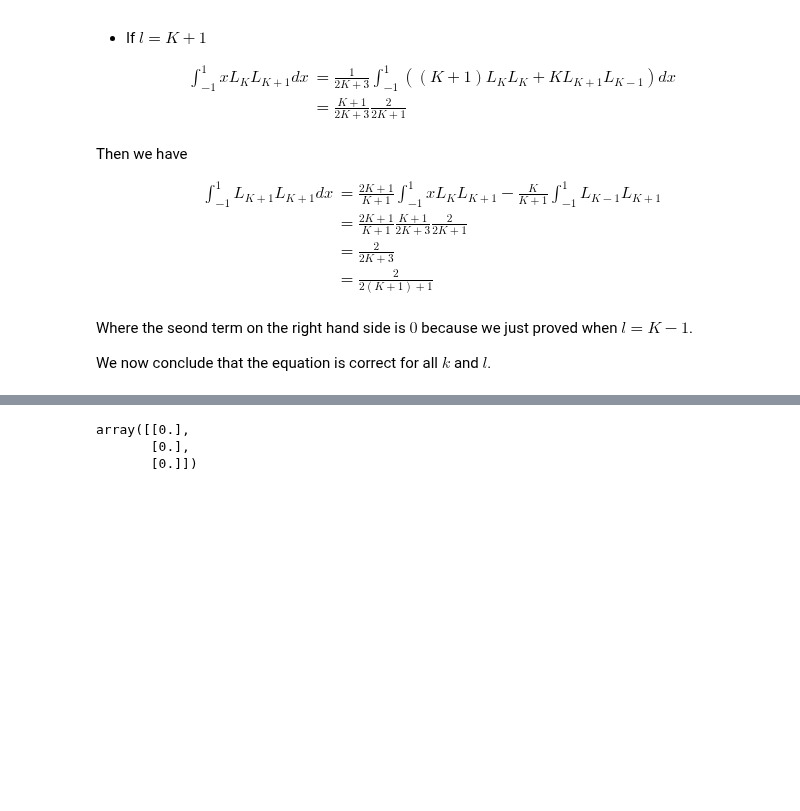
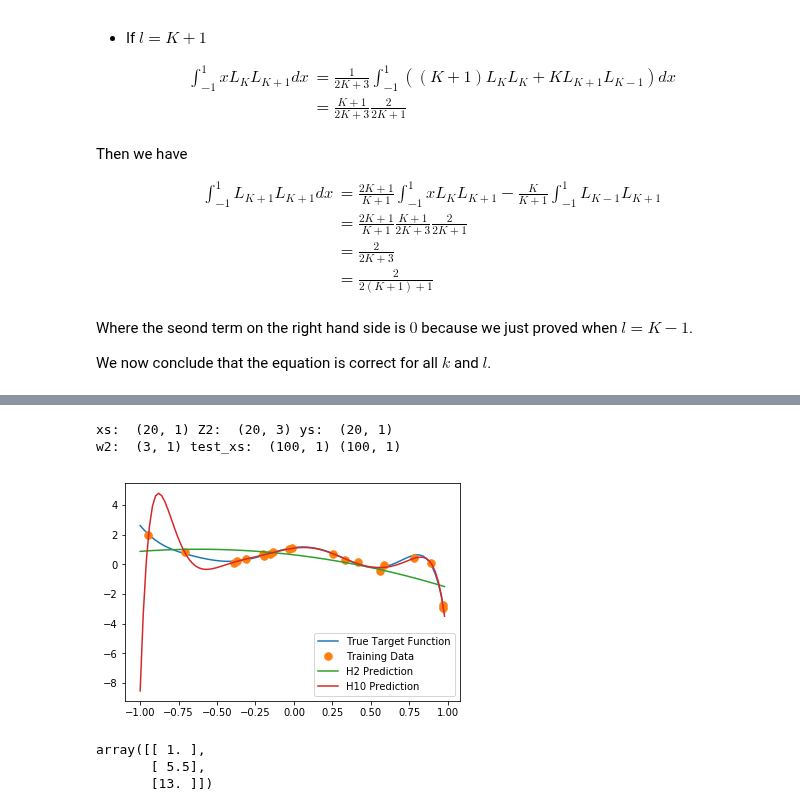
Before and after one commit to niuers/Learning-From-Data-A-Short-Course, a Jupyter notebook: Solutions to Chapter 4 Exercises and Problems.ipynb, the cells around one changed output, grey strips where cells are left out. Drawn from its saved outputs; the diff is of its cells as text; code cells hidden in the pictures; blank space fills up the shorter version.

```diff
--- a/Solutions to Chapter 4 Exercises and Problems.ipynb
+++ b/Solutions to Chapter 4 Exercises and Problems.ipynb
@@ -475,17 +482,70 @@ g_K(x) &= \sum^K_{i=0}c_iL_i(x)\\
 On the other hand, from least square solution, we have $g_K(x) = M^Tw$, compare the two equations we see that
 $PC = w$, i.e. $C = P^{-1}w$. This is the formula we are going to use to solve for coefficients $c_0, c_1, \dots, c_K$.
 * (d)
-# %%
-L = np.zeros((3,3))
-L[0,0] = L[1,1] =1
-L[2,2] = 1.5
-L[0,2] = -0.5
-w = np.array([0.5, 1, 1.5])
-np.matmul(np.linalg.inv(L),w)
-# %% [output]
-array([[0.],
-       [0.],
-       [0.]])
+# %%
+import libs.data_util as data
+
+def run_one_validation_experiment(Qf, N, sigma, test_N = 100):
+    """
+    hypo_q: The degree of hypothesis set
+    """
+
+    normalized_aqs = data.generate_target_coefficients(Qf)
+    xs, ys = data.generate_data_set(N, normalized_aqs, sigma)
+    test_xs, test_ys = data.generate_data_set(test_N, normalized_aqs, sigma)
+
+    # Hypothesis with degree 2
+    Z2 = data.polynomial_transform(2, xs)
+    print('xs: ', xs.shape, 'Z2: ', Z2.shape, 'ys: ', ys.shape)
+    w2 = np.matmul(np.linalg.inv(np.matmul(Z2.transpose(), Z2)), np.matmul(Z2.transpose(), ys))
+
+    # Hypothesis with degree 10
+    Z10 = data.polynomial_transform(10, xs)
+    w10 = np.matmul(np.linalg.inv(np.matmul(Z10.transpose(), Z10)), np.matmul(Z10.transpose(), ys))
+    print('w2: ', w2.shape, 'test_xs: ', test_xs.shape, test_ys.shape)
+    Eout2 = data.calc_Eout(w2, test_xs, test_ys)
+    Eout10 = data.calc_Eout(w10, test_xs, test_ys)
+
+    return Eout2, Eout10, xs, ys, test_xs, test_ys, w2, w10, normalized_aqs
+# %%
+Qf = 10
+N = 20
+sigma = 0.1
+test_N = 100
+Eout2, Eout10, xs, ys, test_xs, test_ys, w2, w10, normalized_aqs = run_one_validation_experiment(Qf, N, sigma, test_N)
+
+xvals = np.arange(-1,1,0.02)
+yvals = data.legendre_poly(normalized_aqs, xvals)
+ypred2 = data.calc_pred(w2, xvals)
+ypred10 = data.calc_pred(w10, xvals)
+plt.plot(xvals, yvals, label='True Target Function')
+plt.plot(xs, ys, '.', markersize=15, label='Training Data')
+plt.plot(xvals, ypred2, label='H2 Prediction')
+plt.plot(xvals, ypred10, label='H10 Prediction')
+plt.legend()
+#plt.ylim(-2, 1)
+plt.show()
+# %% [output]
+xs:  (20, 1) Z2:  (20, 3) ys:  (20, 1)
+w2:  (3, 1) test_xs:  (100, 1) (100, 1)
+[figure, added]
+# %%
+def legendre(k, x):
+    """Calculate the Legendre polynomial of degree k at point x
+    """
+    if k == 0:
+        return np.ones(x.shape) # x might be an array
+    if k == 1:
+        return x
+
+    ret = (2*k-1)*x*legendre(k-1, x)/k - (k-1)*legendre(k-2, x)/k
+    return ret
+
+legendre(2, np.array([1, 2, 3]).reshape(3, 1))
+# %% [output]
+array([[ 1. ],
+       [ 5.5],
+       [13. ]])
 # %% [markdown]
 #### Problem 4.5
 
```
Also changed, not shown: parts of 1 cell of this notebook, 1 other file.
